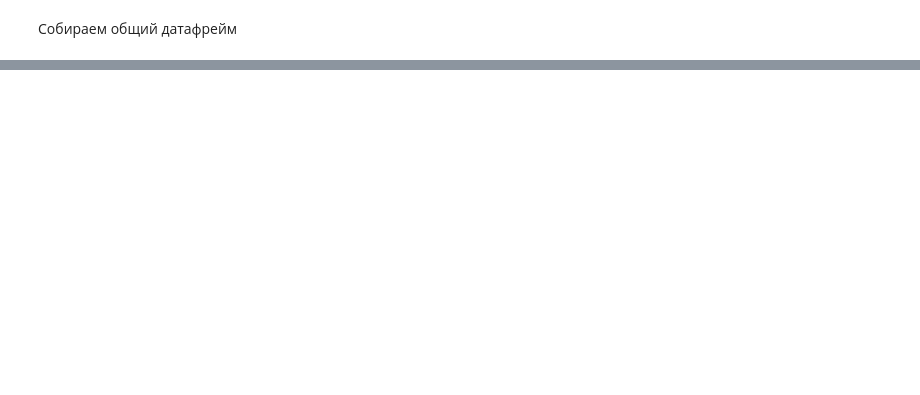
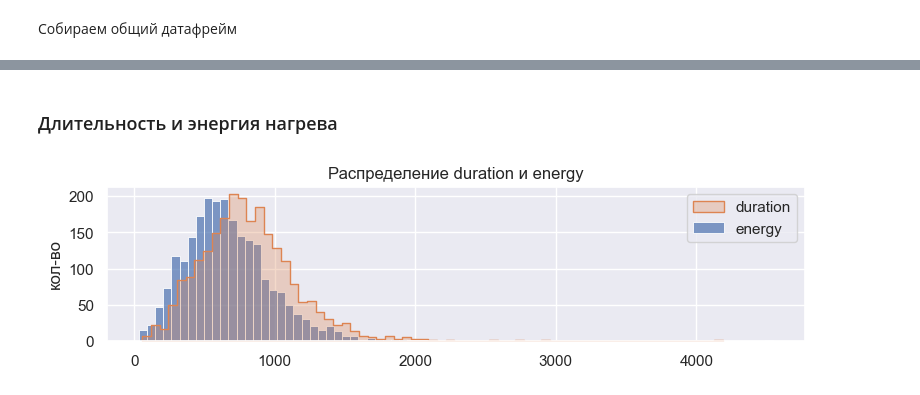
Before and after one commit to alex-blessed/YandexP-projects, a Jupyter notebook: Steel.ipynb, the cells around one changed output, grey strips where cells are left out. Saved outputs shown, nothing was run; the diff lists cells and outputs as text; code cells hidden in the pictures; blank space fills up the shorter version.

```diff
--- a/Steel.ipynb
+++ b/Steel.ipynb
@@ -744,0 +760,13 @@ None
+# %% [markdown]
+### Длительность и энергия нагрева
+# %%
+plt.figure(figsize=(9, 2))
+fig = sns.histplot(df_general['energy'], label='energy', alpha=0.7)
+fig = sns.histplot(df_general['duration'], label='duration', element="step", alpha=0.3)
+plt.ylabel('кол-во')
+plt.xlabel('')
+plt.title('Распределение duration и energy')
+plt.legend()
+plt.show()
+# %% [output]
+[figure, added]
```
Also changed, not shown: parts of 11 cells of this notebook.
